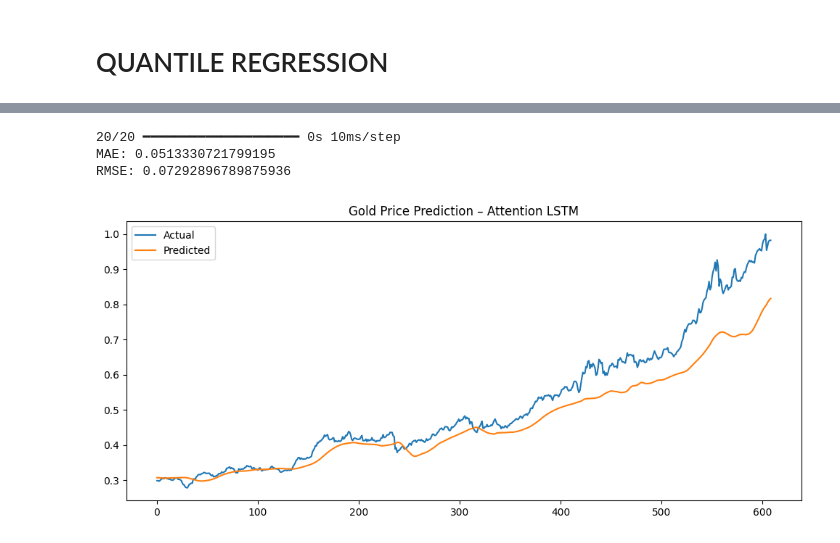
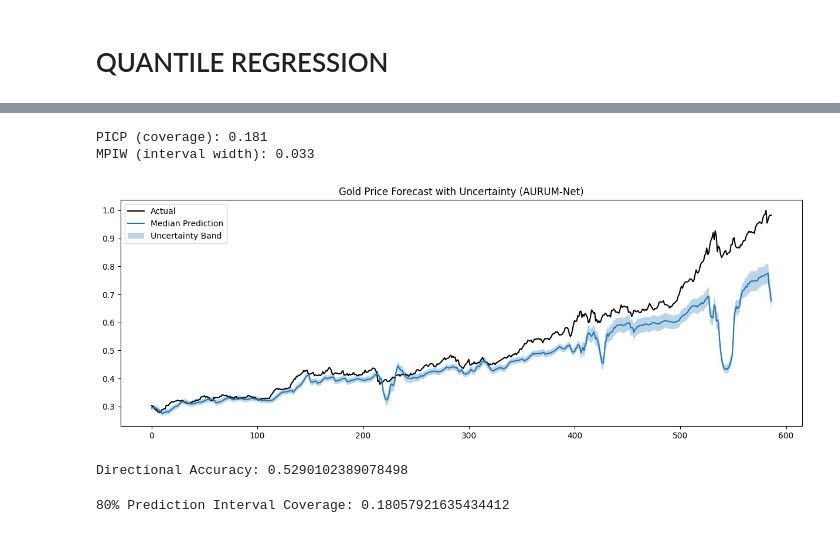
Before and after one commit to ankita6876/AURUM-Net, a Jupyter notebook: AURUM_Net.ipynb, the cells around one changed output, grey strips where cells are left out. Saved outputs shown, nothing was run; the diff lists cells and outputs as text; code cells hidden in the pictures.

```diff
--- a/AURUM_Net.ipynb
+++ b/AURUM_Net.ipynb
@@ -276,3 +381,5 @@ y_reg_train, y_reg_val = train_test_split(
 # %%
-pred_price, pred_vol, pred_reg = model.predict(X_val)
+pred_q10, pred_q50, pred_q90, pred_vol, pred_reg = model.predict(
+    [X_val_s, X_val_m, X_val_l]
+)
 # %% [output]
@@ -280,2 +387,11 @@ pred_price, pred_vol, pred_reg = model.predict(X_val)
+# %%
+# Convert tensors to numpy
+y_price_val_np = y_price_val.numpy()
+y_vol_val_np   = y_vol_val.numpy()
+y_reg_val_np   = y_reg_val.numpy()
+
+pred_price_np = pred_q50 # Corrected: 'pred_price' was not defined, should be pred_q50
+pred_vol_np   = pred_vol
+pred_reg_np   = pred_reg
 # %%
 from sklearn.metrics import mean_absolute_error, mean_squared_error
@@ -476,14 +518,0 @@ Epoch 20/20
-# %%
-from sklearn.metrics import mean_absolute_error, mean_squared_error
-
-pred = model.predict(X_test)
-
-mae = mean_absolute_error(y_test, pred)
-rmse = np.sqrt(mean_squared_error(y_test, pred))
-
-print("MAE:", mae)
-print("RMSE:", rmse)
-# %% [output]
-20/20 ━━━━━━━━━━━━━━━━━━━━ 0s 10ms/step
-MAE: 0.0513330721799195
-RMSE: 0.07292896789875936
@@ -490,9 +538,45 @@ RMSE: 0.07292896789875936
+# %%
+# Interval coverage
+lower = pred_q10
+upper = pred_q90
+true = y_price_val_np
+
+picp = np.mean((true >= lower) & (true <= upper))
+mpiw = np.mean(upper - lower)
+
+print(f"PICP (coverage): {picp:.3f}")
+print(f"MPIW (interval width): {mpiw:.3f}")
+# %% [output]
+PICP (coverage): 0.181
+MPIW (interval width): 0.033
 # %%
-plt.figure(figsize=(12,5))
-plt.plot(y_test, label="Actual")
-plt.plot(pred, label="Predicted")
+plt.figure(figsize=(15,5))
+plt.plot(true, label='Actual', color='black')
+plt.plot(pred_q50, label='Median Prediction')
+plt.fill_between(
+    range(len(true)),
+    pred_q10.flatten(),
+    pred_q90.flatten(),
+    alpha=0.3,
+    label='Uncertainty Band'
+)
 plt.legend()
-plt.title("Gold Price Prediction – Attention LSTM")
+plt.title('Gold Price Forecast with Uncertainty (AURUM-Net)')
 plt.show()
 # %% [output]
-[figure, old version]
+[figure, new version]
+# %%
+direction_true = np.sign(y_price_val_np[1:] - y_price_val_np[:-1])
+direction_pred = np.sign(pred_q50[1:] - pred_q50[:-1])
+
+directional_accuracy = np.mean(direction_true == direction_pred)
+print("Directional Accuracy:", directional_accuracy)
+# %% [output]
+Directional Accuracy: 0.5290102389078498
+# %%
+coverage_80 = np.mean(
+    (y_price_val_np >= pred_q10) & (y_price_val_np <= pred_q90)
+)
+print("80% Prediction Interval Coverage:", coverage_80)
+# %% [output]
+80% Prediction Interval Coverage: 0.18057921635434412
```
Also changed, not shown: parts of 34 cells of this notebook.
